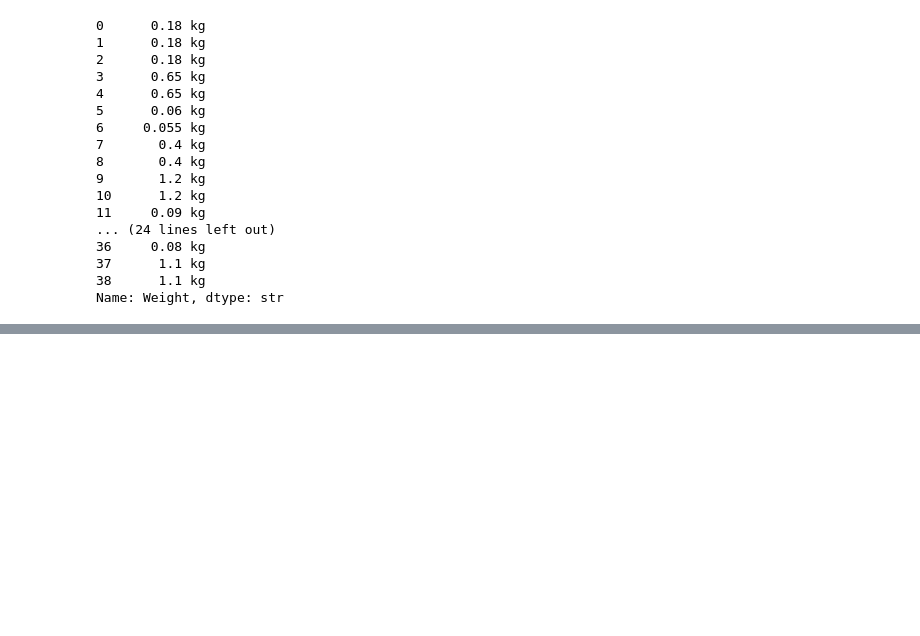
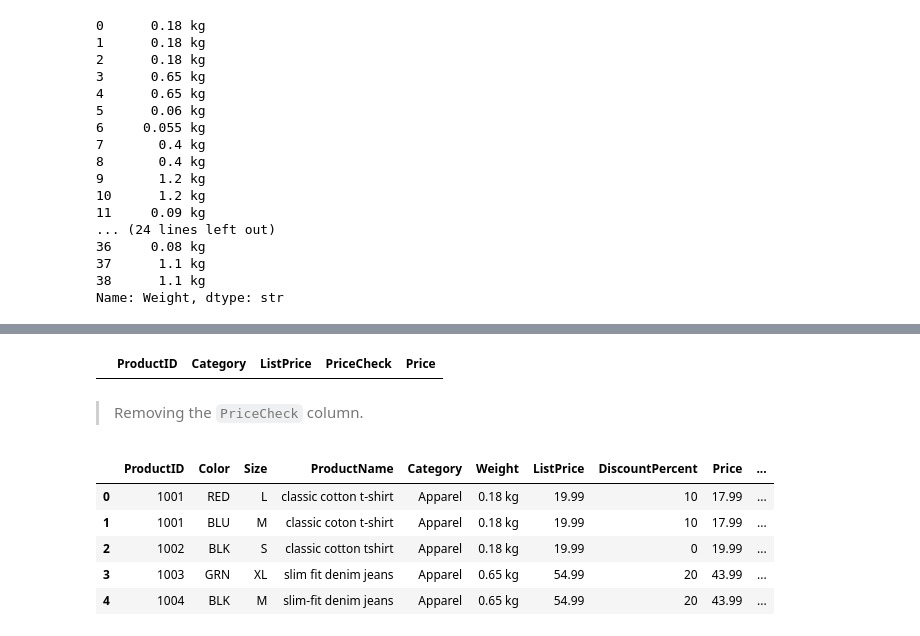
Before and after one commit to JunayedMh/pandas_prac, a Jupyter notebook: Aug_7/cleaning.ipynb, the cells around one changed output, grey strips where cells are left out. Drawn from its saved outputs; the diff is of its cells as text; code cells hidden in the pictures; blank space fills up the shorter version.

Commit message:
Update cleaning notebook: cross check price, update price, replace column position, adjust file path, and enhance markdown documentation for clarity

```diff
--- a/Aug_7/cleaning.ipynb
+++ b/Aug_7/cleaning.ipynb
@@ -158,0 +253,6 @@ Name: Weight, dtype: str
+# %%
+# Before cross checking, `$` needs to remove from the price and then convert the column to numeric.
+
+df["Price"] = df["Price"].astype(str).str.strip().str.replace(r'[^\d.]', "", regex=True)
+df["Price"] = pd.to_numeric(df["Price"], errors='coerce')
+df["Price"].head(5)
@@ -158,0 +266,3 @@ Name: Weight, dtype: str
+# %%
+df["PriceCheck"] = (df["ListPrice"] * (1 - (df["DiscountPercent"] / 100))).round(2)
+df["PriceCheck"]
@@ -158,0 +304,22 @@ Name: Weight, dtype: str
+# %%
+df["Price"] = np.where(df["Price"] != df["PriceCheck"], df["PriceCheck"], df["Price"])
+# %%
+# Check again if the mismatches were updated.
+
+mismatch_price = (df["Price"] != df["PriceCheck"])
+df.loc[mismatch_price, ["ProductID", "Category", "ListPrice", "PriceCheck", "Price"]]
+# %% [output]
+|  | ProductID | Category | ListPrice | PriceCheck | Price |
+# %% [markdown]
+> Removing the `PriceCheck` column.
+# %%
+df = df.drop(columns="PriceCheck")
+# %%
+df.head(5)
+# %% [output]
+|  | ProductID | Color | Size | ProductName | Category | Weight | ListPrice | DiscountPercent | Price | ... |
+| 0 | 1001 | RED | L | classic cotton t-shirt | Apparel | 0.18 kg | 19.99 | 10 | 17.99 | ... |
+| 1 | 1001 | BLU | M | classic coton t-shirt | Apparel | 0.18 kg | 19.99 | 10 | 17.99 | ... |
+| 2 | 1002 | BLK | S | classic cotton tshirt | Apparel | 0.18 kg | 19.99 | 0 | 19.99 | ... |
+| 3 | 1003 | GRN | XL | slim fit denim jeans | Apparel | 0.65 kg | 54.99 | 20 | 43.99 | ... |
+| 4 | 1004 | BLK | M | slim-fit denim jeans | Apparel | 0.65 kg | 54.99 | 20 | 43.99 | ... |
```
Also changed, not shown: parts of 15 cells of this notebook.
